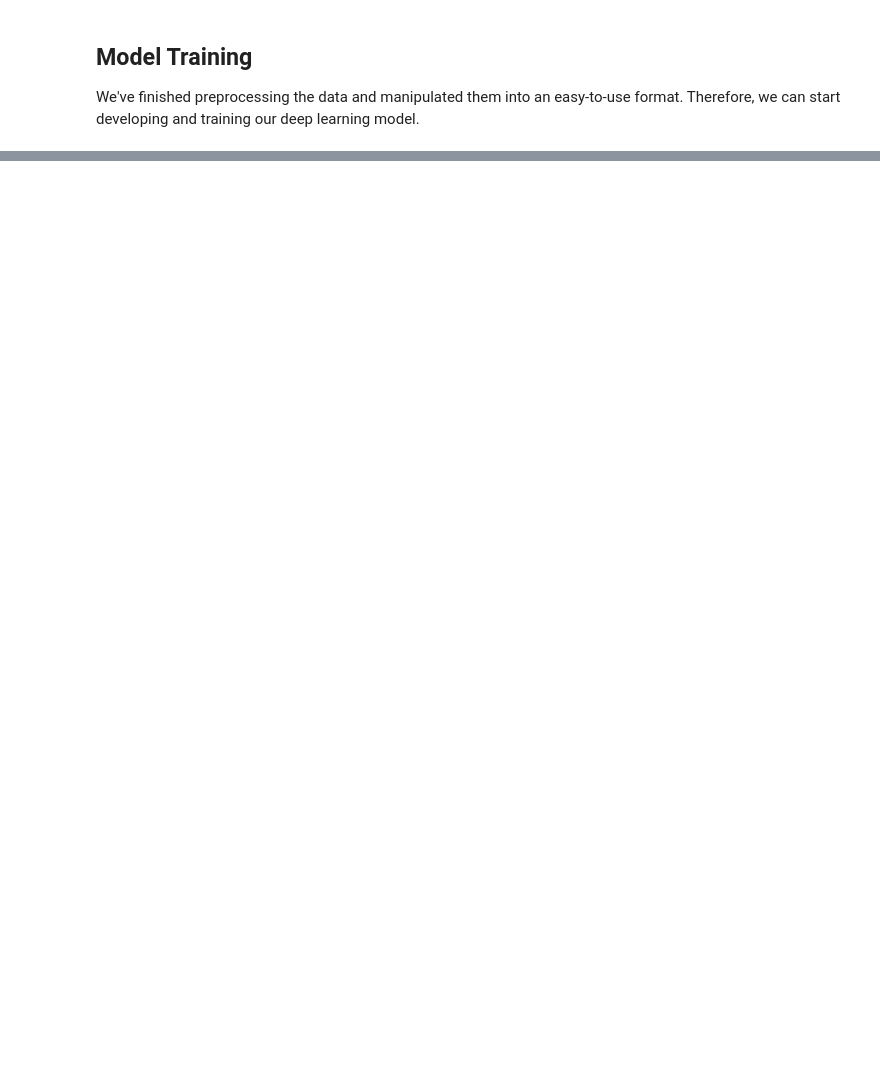
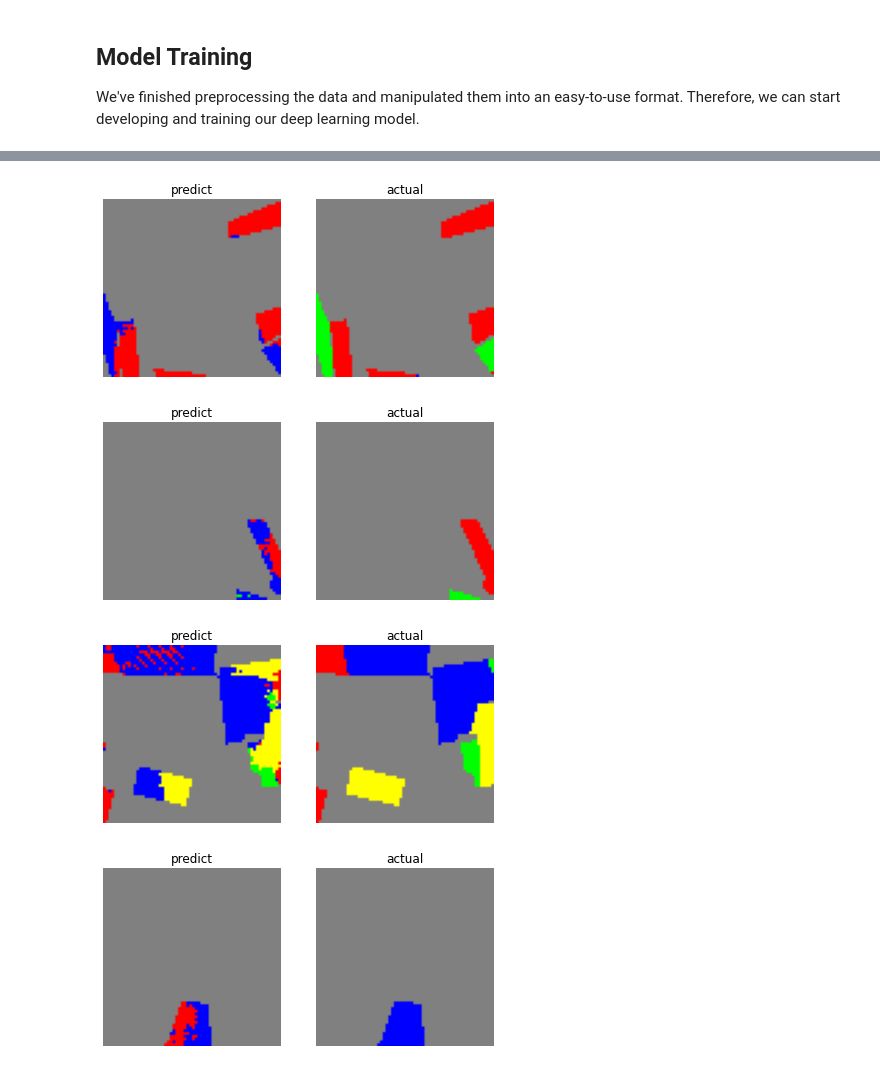
Before and after one commit to thanakorn/crop_classification_using_deep_learning_tutorial, a Jupyter notebook: crop_classification_using_deep_learning.ipynb, the cells around one changed output, grey strips where cells are left out. Cells and saved outputs as stored; diff of their text form; code cells hidden in the pictures; blank space fills up the shorter version.

```diff
--- a/crop_classification_using_deep_learning.ipynb
+++ b/crop_classification_using_deep_learning.ipynb
@@ -234,0 +315,24 @@ We've finished preprocessing the data and manipulated them into an easy-to-use f
+# %%
+# Sample output
+model.eval()
+x, y = next(iter(train_loader))
+predict = model(x).argmax(dim=1)
+
+for i in range(5):
+
+    if y[i].count_nonzero() == 0: continue
+
+    plt.figure(figsize=(7,4))
+    plt.subplot(121)
+    plt.imshow(assign_class_color(predict[i].detach().numpy() * (y[i].detach().numpy() != 0).astype(int))) # Only show pixels inside ground data polygons
+    plt.title('predict')
+    plt.axis('off')
+    plt.subplot(122)
+    plt.imshow(assign_class_color(y[i].detach().numpy()))
+    plt.title('actual')
+    plt.axis('off')
+# %% [output]
+[figure, added]
+[figure, added]
+[figure, added]
+[figure, added]
```
Also changed, not shown: parts of 5 cells of this notebook.
